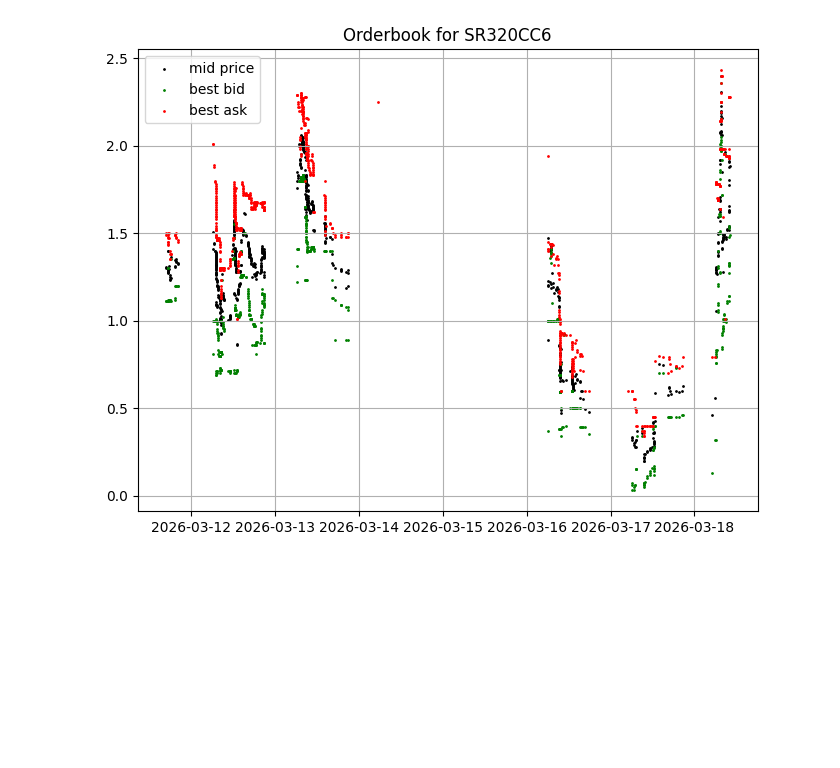
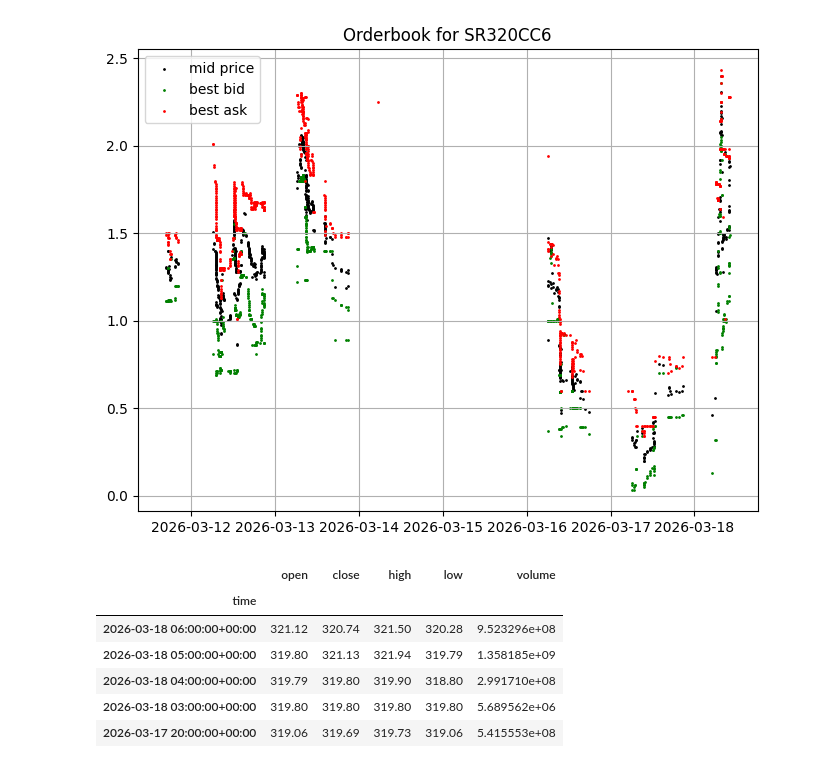
Before and after one commit to SigmaFlowX/Options-Market-Making, a Jupyter notebook: notebooks/live_data_analysis.ipynb, the cells around one changed output. Saved outputs shown, nothing was run; the diff lists cells and outputs as text; code cells hidden in the pictures; blank space fills up the shorter version.

Commit message:
added stock candles fetching

```diff
--- a/notebooks/live_data_analysis.ipynb
+++ b/notebooks/live_data_analysis.ipynb
@@ -73,3 +73,21 @@ sys.path.append(str(Path.cwd().parent))
 from src.bks_api_func import authorize, get_candles
 # %%
 token = os.getenv("BKS_TOKEN")
+access_token = authorize(token)
+
+earliest_timestamp = df.index[0].strftime("%Y-%m-%d %H:%M:%S")
+latest_timestamp = df.index[-1].strftime("%Y-%m-%d %H:%M:%S")
+
+stock_candles = get_candles(access_token, "SBER", earliest_timestamp, latest_timestamp, "TQBR", "H1")
+stock_df = pd.DataFrame(stock_candles)
+stock_df['time'] = pd.to_datetime(stock_df['time'])
+stock_df = stock_df.set_index('time')
+stock_df.head(5)
+# %% [output]
+|  | open | close | high | low | volume |
+| time |  |  |  |  |  |
+| 2026-03-18 06:00:00+00:00 | 321.12 | 320.74 | 321.50 | 320.28 | 9.523296e+08 |
+| 2026-03-18 05:00:00+00:00 | 319.80 | 321.13 | 321.94 | 319.79 | 1.358185e+09 |
+| 2026-03-18 04:00:00+00:00 | 319.79 | 319.80 | 319.90 | 318.80 | 2.991710e+08 |
+| 2026-03-18 03:00:00+00:00 | 319.80 | 319.80 | 319.80 | 319.80 | 5.689562e+06 |
+| 2026-03-17 20:00:00+00:00 | 319.06 | 319.69 | 319.73 | 319.06 | 5.415553e+08 |
```
